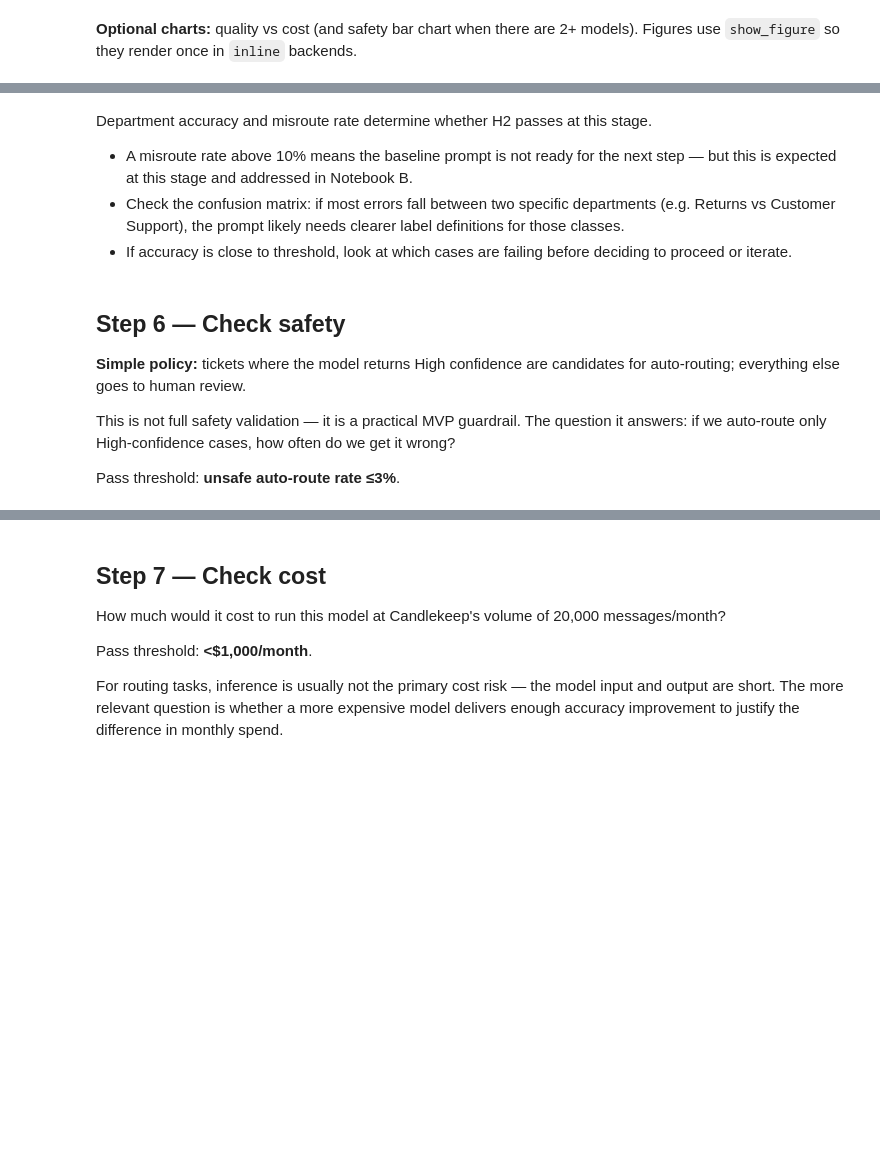
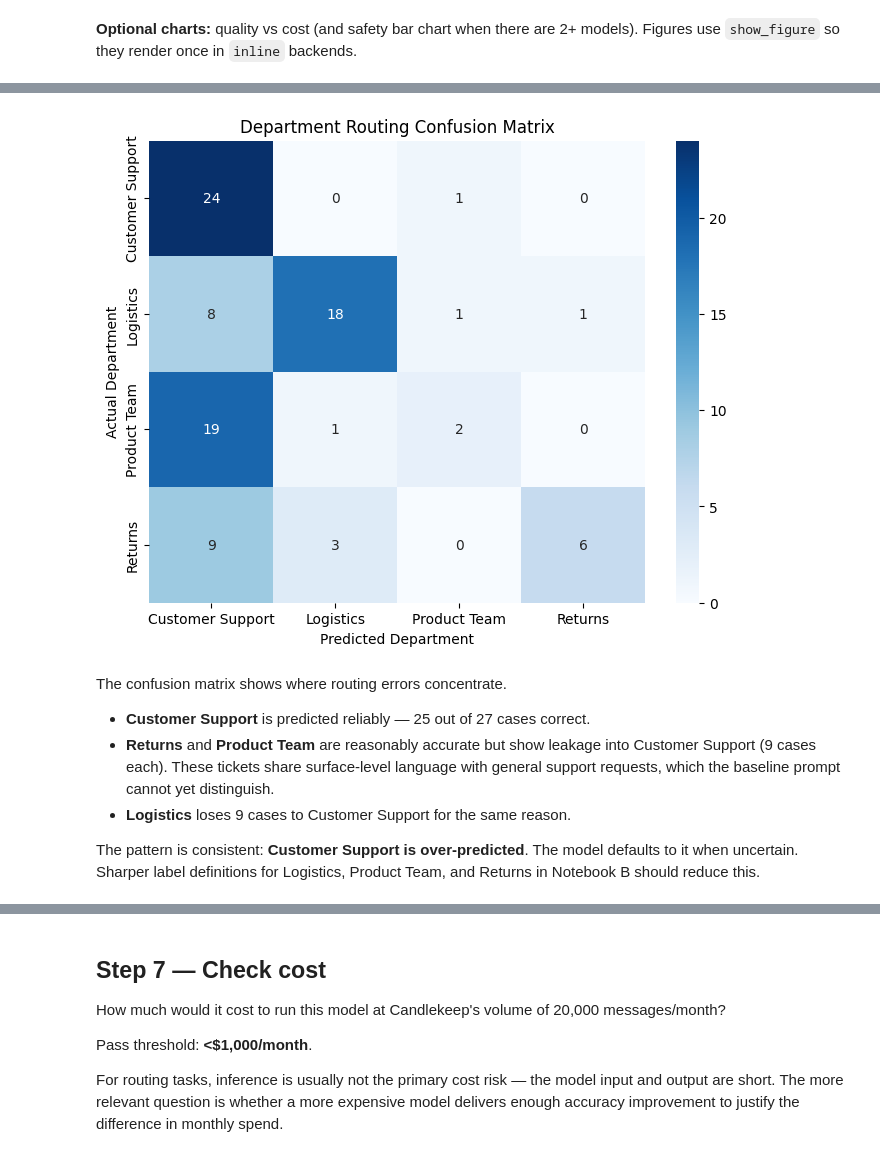
Before and after one commit to mnrozhkov/ai_leader, a Jupyter notebook: notebooks/notebook_a.ipynb, the cells around one changed output, grey strips where cells are left out. Drawn from its saved outputs; the diff is of its cells as text; code cells hidden in the pictures; blank space fills up the shorter version.

Commit message:
Update notebooks text

```diff
--- a/notebooks/notebook_a.ipynb
+++ b/notebooks/notebook_a.ipynb
@@ -172,14 +285,34 @@ display_quality_metrics(quality_metrics=selected_run.quality_metrics)
+# %%
+import matplotlib.pyplot as plt
+import pandas as pd
+import seaborn as sns
+
+from ai_leader import show_figure
+
+# Access the confusion_department dictionary from quality_metrics
+cm_dict = selected_run.quality_metrics["confusion_department"]
+
+# Extract the matrix and labels
+cm_matrix = cm_dict["matrix"]
+cm_labels = cm_dict["labels"]
+
+# Create a pandas DataFrame for the confusion matrix
+cm_data_df = pd.DataFrame(cm_matrix, index=cm_labels, columns=cm_labels)
+
+plt.figure(figsize=(8, 6))
+sns.heatmap(cm_data_df, annot=True, fmt="d", cmap="Blues", cbar=True)
+plt.title("Department Routing Confusion Matrix")
+plt.xlabel("Predicted Department")
+plt.ylabel("Actual Department")
+fig = plt.gcf()
+show_figure(fig)
+# %% [output]
+[figure, added]
 # %% [markdown]
-Department accuracy and misroute rate determine whether H2 passes at this stage.
+The confusion matrix shows where routing errors concentrate.
 
-- A misroute rate above 10% means the baseline prompt is not ready for the next step — but this is expected at this stage and addressed in Notebook B.
-- Check the confusion matrix: if most errors fall between two specific departments (e.g. Returns vs Customer Support), the prompt likely needs clearer label definitions for those classes.
-- If accuracy is close to threshold, look at which cases are failing before deciding to proceed or iterate.
+- **Customer Support** is predicted reliably — 25 out of 27 cases correct.
+- **Returns** and **Product Team** are reasonably accurate but show leakage into Customer Support (9 cases each). These tickets share surface-level language with general support requests, which the baseline prompt cannot yet distinguish.
+- **Logistics** loses 9 cases to Customer Support for the same reason.
+
+The pattern is consistent: **Customer Support is over-predicted**. The model defaults to it when uncertain. Sharper label definitions for Logistics, Product Team, and Returns in Notebook B should reduce this.
-# %% [markdown]
-## Step 6 — Check safety
-
-**Simple policy:** tickets where the model returns High confidence are candidates for auto-routing; everything else goes to human review.
-
-This is not full safety validation — it is a practical MVP guardrail. The question it answers: if we auto-route only High-confidence cases, how often do we get it wrong?
-
-Pass threshold: **unsafe auto-route rate ≤3%**.
```
Also changed, not shown: parts of 41 cells of this notebook, 2 other files.
